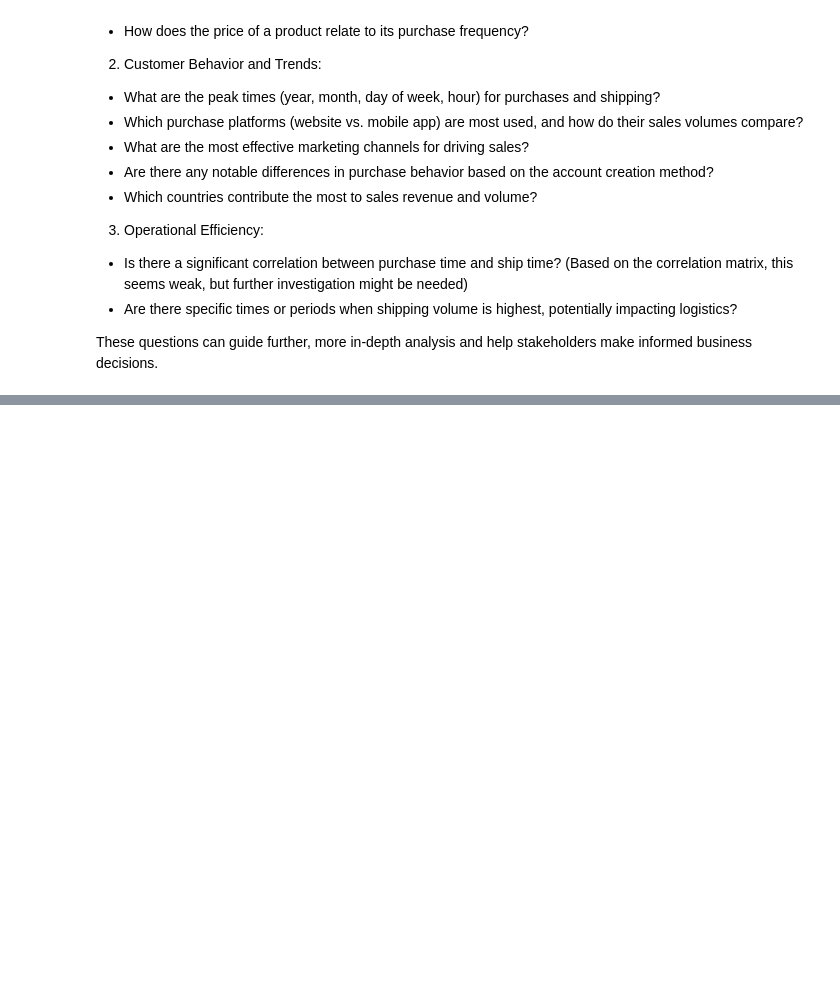
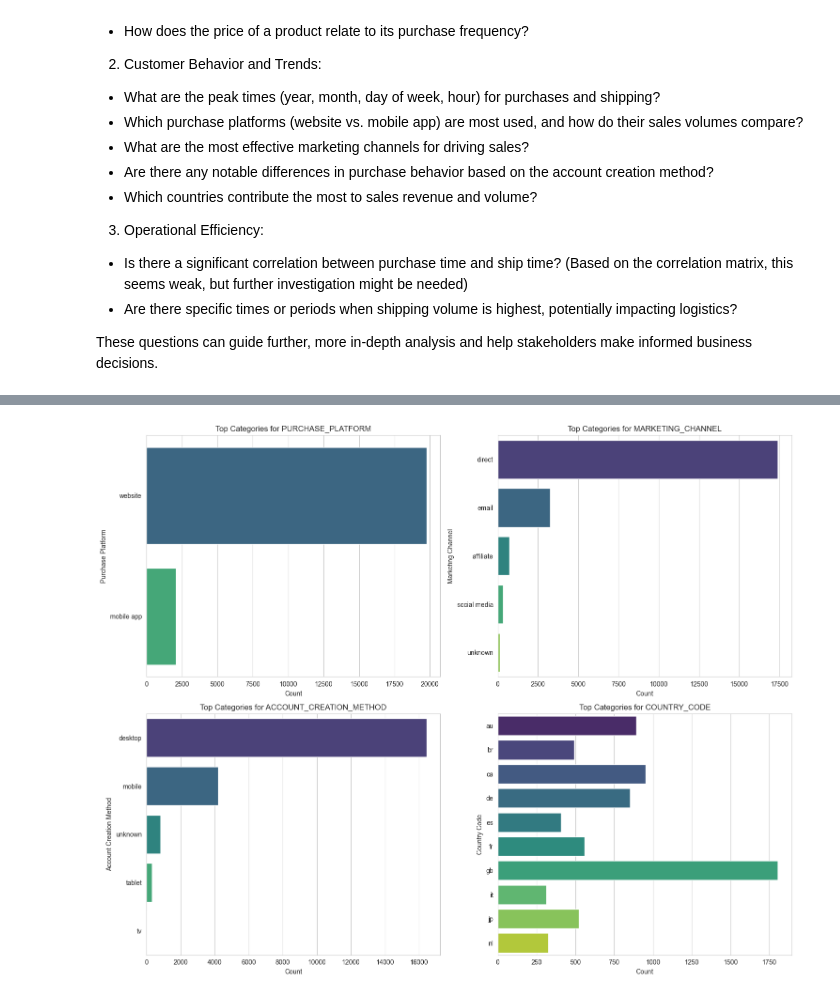
Before and after one commit to ShreyaTripathi1/Data-Analysis-GameZone, a Jupyter notebook: main.ipynb, the cells around one changed output, grey strips where cells are left out. Saved outputs shown, nothing was run; the diff lists cells and outputs as text; code cells hidden in the pictures; blank space fills up the shorter version.

```diff
--- a/main.ipynb
+++ b/main.ipynb
@@ -384,0 +771,33 @@ These questions can guide further, more in-depth analysis and help stakeholders
+# %%
+# Create bar plots to show the counts of top categories for PURCHASE_PLATFORM, MARKETING_CHANNEL, ACCOUNT_CREATION_METHOD, and COUNTRY_CODE.
+
+# Create bar plots for top categories of specified columns
+categorical_cols_for_barplot = ['PURCHASE_PLATFORM', 'MARKETING_CHANNEL', 'ACCOUNT_CREATION_METHOD', 'COUNTRY_CODE']
+
+# Determine the number of plots and calculate the grid size
+n_cols = 2
+n_rows = (len(categorical_cols_for_barplot) + n_cols - 1) // n_cols
+
+plt.figure(figsize=(15, n_rows * 6))
+
+for i, col in enumerate(categorical_cols_for_barplot):
+    plt.subplot(n_rows, n_cols, i + 1)
+    # Get the top 10 categories, including 'unknown' if present and not in top 10
+    top_categories = df[col].value_counts().nlargest(10).index.tolist()
+    if 'unknown' in df[col].unique() and 'unknown' not in top_categories:
+         # If 'unknown' is not in the top 10, include it and re-sort
+        top_categories = df[col].value_counts().nlargest(11).index.tolist()
+        top_categories.sort(key=lambda x: (x != 'unknown', x)) # Sort to put 'unknown' at the end or keep original order
+        if len(top_categories) > 10:
+            top_categories = top_categories[:10] # Keep only top 10 including 'unknown' if added
+
+    sns.countplot(data=df, y=col, order=top_categories, palette='viridis')
+    plt.title(f'Top Categories for {col}')
+    plt.xlabel('Count')
+    plt.ylabel(col.replace('_', ' ').title())
+    plt.xticks(rotation=0) # Ensure x-axis labels are horizontal
+
+plt.tight_layout()
+plt.show()
+# %% [output]
+[figure, added]
```
Also changed, not shown: parts of 23 cells of this notebook.
